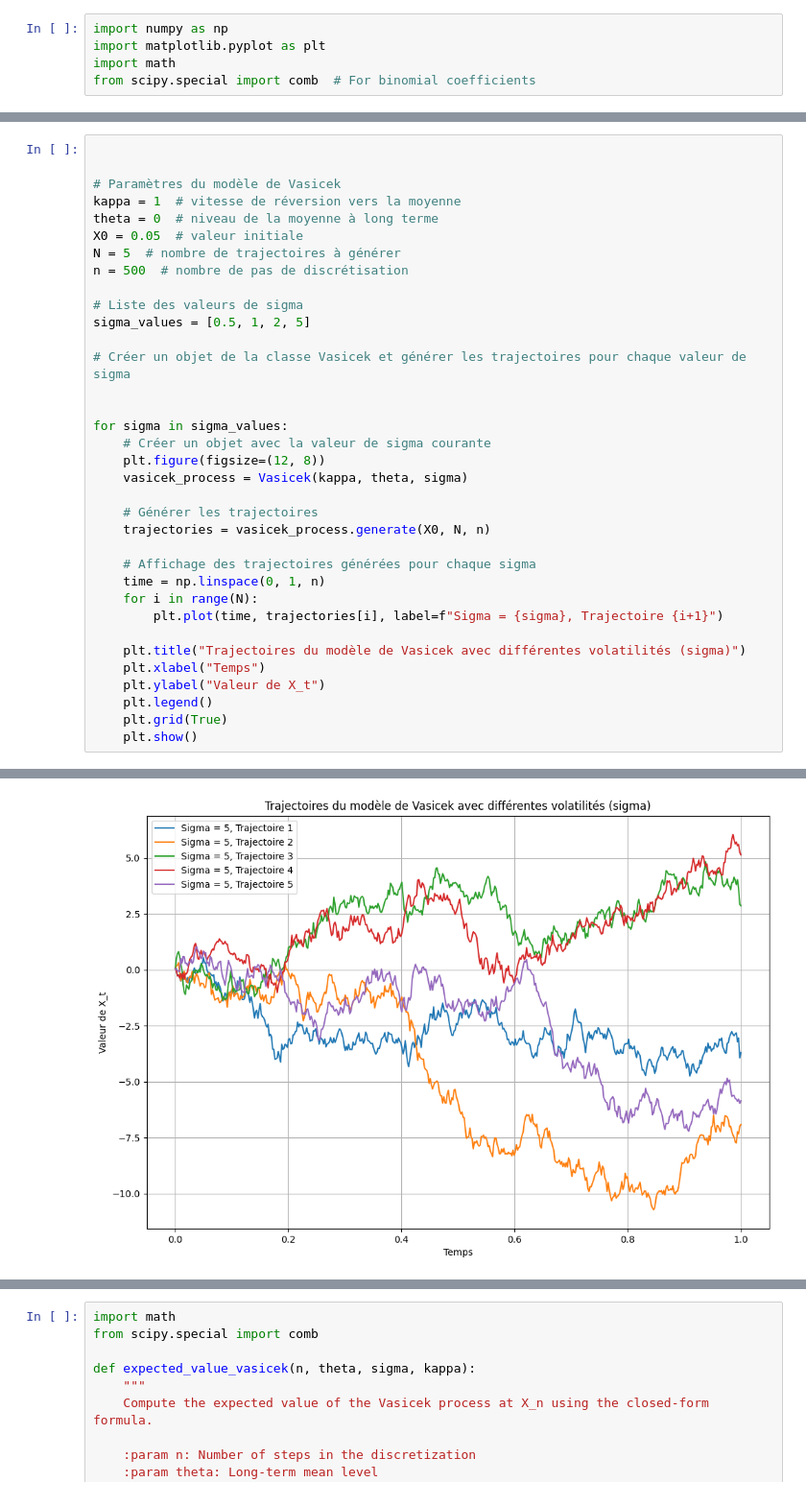
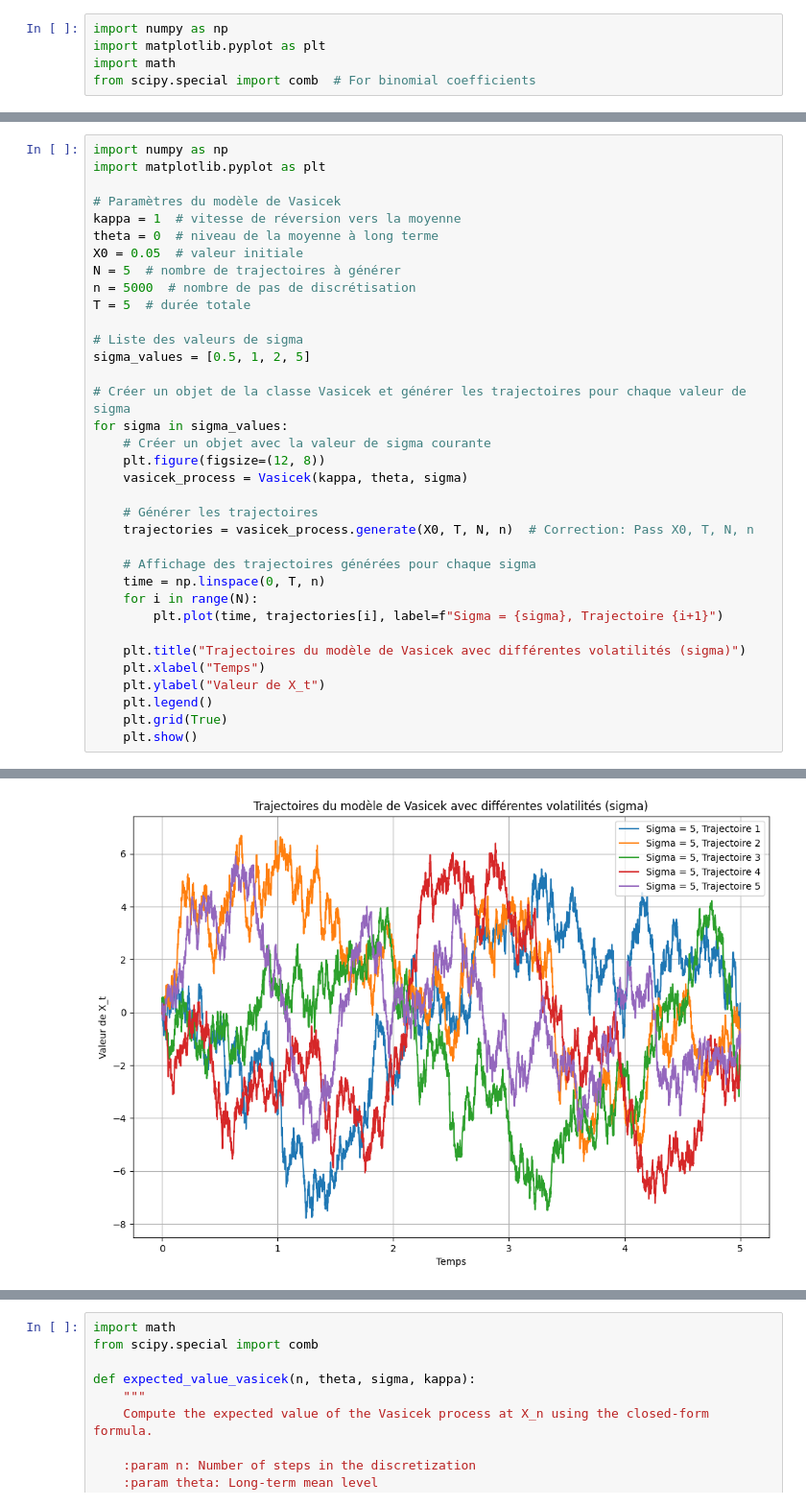
Before and after one commit to Hassen214/Project-IMI, a Jupyter notebook: Code.ipynb, the cells around one changed output, grey strips where cells are left out. Shown at 96% size. Cells and saved outputs as stored; diff of their text form.

```diff
--- a/Code.ipynb
+++ b/Code.ipynb
@@ -45,31 +48,31 @@ class Vasicek:
 
         return trajectories
 # %%
-
+import numpy as np
+import matplotlib.pyplot as plt
 
 # Paramètres du modèle de Vasicek
 kappa = 1  # vitesse de réversion vers la moyenne
 theta = 0  # niveau de la moyenne à long terme
 X0 = 0.05  # valeur initiale
 N = 5  # nombre de trajectoires à générer
-n = 500  # nombre de pas de discrétisation
+n = 5000  # nombre de pas de discrétisation
+T = 5  # durée totale
 
 # Liste des valeurs de sigma
 sigma_values = [0.5, 1, 2, 5]
 
 # Créer un objet de la classe Vasicek et générer les trajectoires pour chaque valeur de sigma
-
-
 for sigma in sigma_values:
     # Créer un objet avec la valeur de sigma courante
     plt.figure(figsize=(12, 8))
     vasicek_process = Vasicek(kappa, theta, sigma)
 
     # Générer les trajectoires
-    trajectories = vasicek_process.generate(X0, N, n)
+    trajectories = vasicek_process.generate(X0, T, N, n)  # Correction: Pass X0, T, N, n
 
     # Affichage des trajectoires générées pour chaque sigma
-    time = np.linspace(0, 1, n)
+    time = np.linspace(0, T, n)
     for i in range(N):
         plt.plot(time, trajectories[i], label=f"Sigma = {sigma}, Trajectoire {i+1}")
 
@@ -86,2 +89,2 @@ for sigma in sigma_values:
-[figure, old version]
+[figure, new version]
 # %%
```
Also changed, not shown: parts of 4 cells of this notebook.
